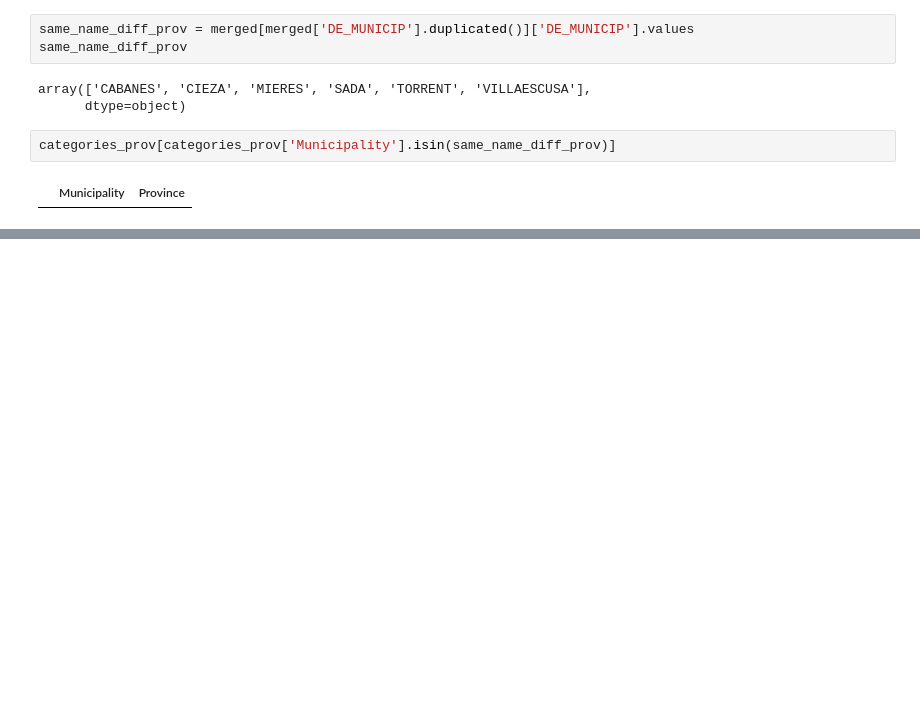
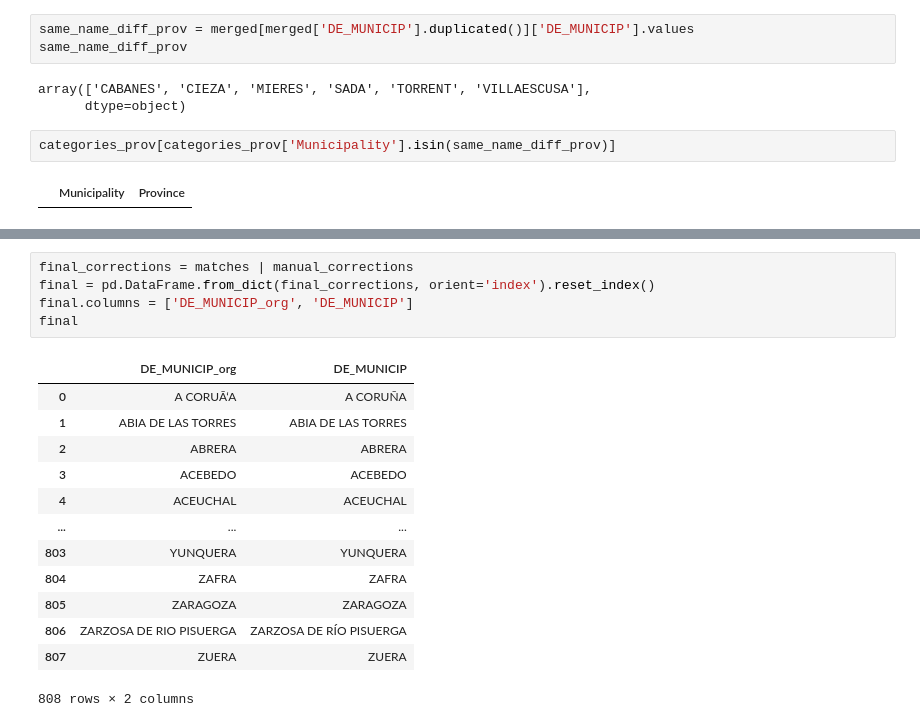
Before and after one commit to reem-naji/potential-fortnight, a Jupyter notebook: notebooks/geo_encoding.ipynb, the cells around one changed output, grey strips where cells are left out. Saved outputs shown, nothing was run; the diff lists cells and outputs as text; blank space fills up the shorter version.

```diff
--- a/notebooks/geo_encoding.ipynb
+++ b/notebooks/geo_encoding.ipynb
@@ -278,0 +323,19 @@ merged_all[merged_all['score']<70]
+# %%
+final_corrections = matches | manual_corrections
+final = pd.DataFrame.from_dict(final_corrections, orient='index').reset_index()
+final.columns = ['DE_MUNICIP_org', 'DE_MUNICIP']
+final
+# %% [output]
+|  | DE_MUNICIP_org | DE_MUNICIP |
+| 0 | A CORUÃ‘A | A CORUÑA |
+| 1 | ABIA DE LAS TORRES | ABIA DE LAS TORRES |
+| 2 | ABRERA | ABRERA |
+| 3 | ACEBEDO | ACEBEDO |
+| 4 | ACEUCHAL | ACEUCHAL |
+| ... | ... | ... |
+| 803 | YUNQUERA | YUNQUERA |
+| 804 | ZAFRA | ZAFRA |
+| 805 | ZARAGOZA | ZARAGOZA |
+| 806 | ZARZOSA DE RIO PISUERGA | ZARZOSA DE RÍO PISUERGA |
+| 807 | ZUERA | ZUERA |
+808 rows × 2 columns
```
Also changed, not shown: parts of 18 cells of this notebook, 1 other file.
